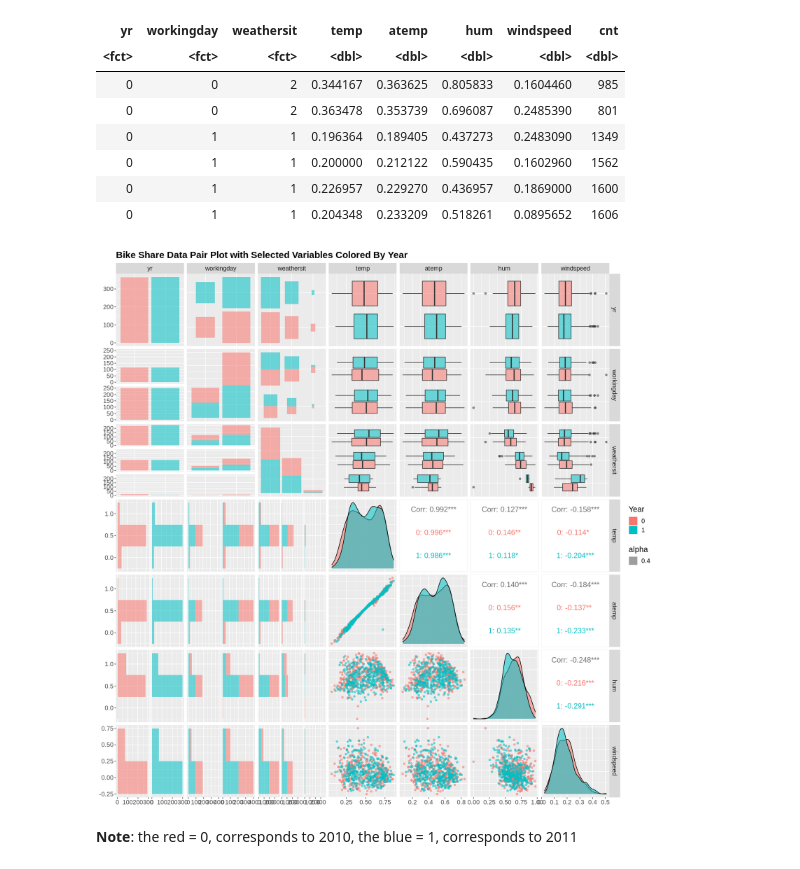
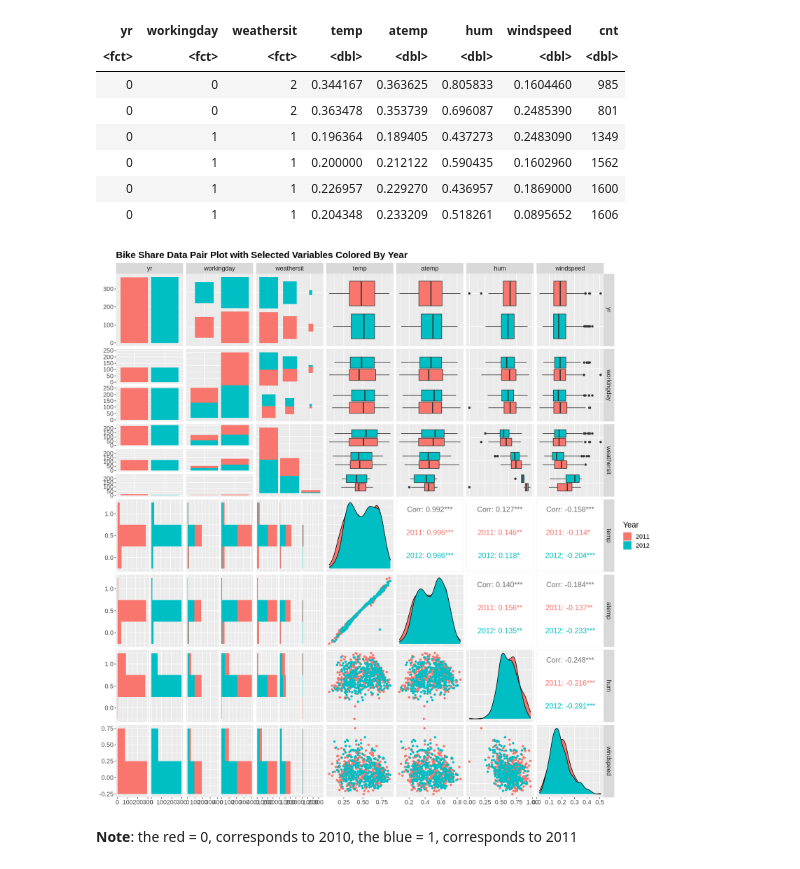
Before and after one commit to tonyliang19/stat301-group-project, a Jupyter notebook: src/eda.ipynb, the cells around one changed output. Cells and saved outputs as stored; diff of their text form; code cells hidden in the pictures.

Commit message:
legend

```diff
--- a/src/eda.ipynb
+++ b/src/eda.ipynb
@@ -122,22 +122,21 @@ options(repr.plot.width = 15, repr.plot.height = 15)
 # %%
 # Visualize the association between our variable of interest (season, workingday, weathersit,
 # temp, atemp, hum, windspeed, cnt)
 bs_day_pair_plots <- bike_wrangled %>%
     ggpairs(progress = FALSE, legend = 1, columns = c(1,2,3,4,5,6,7),
-        aes(color = factor(vs, levels = 0:1, labels = c("V-Block", "Straight"))),
-        mapping = aes(color=yr, alpha=0.4),
+        aes(color = factor(yr, levels = 0:1, labels = c("2011", "2012"))),
         lower=list(combo=wrap("facethist", binwidth=0.5)),
         upper=list(continuous = wrap("cor", size=5))) +
     ggtitle("Bike Share Data Pair Plot with Selected Variables Colored By Year") +
     theme(
         text = element_text(size = 15),
         plot.title = element_text(face = "bold"),
         axis.title = element_text(face = "bold")
     ) +
     labs(fill = "Year")
 bs_day_pair_plots
 # %% [output]
-[figure, old version]
+[figure, new version]
 # %% [markdown]
 **Note**: the red = 0, corresponds to 2010, the blue = 1, corresponds to 2011
 # %% [markdown]
```
